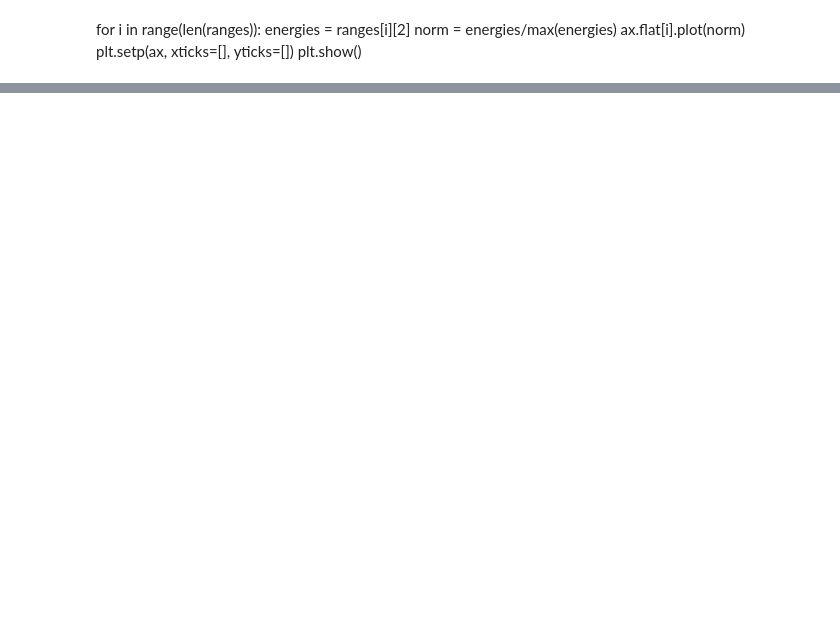
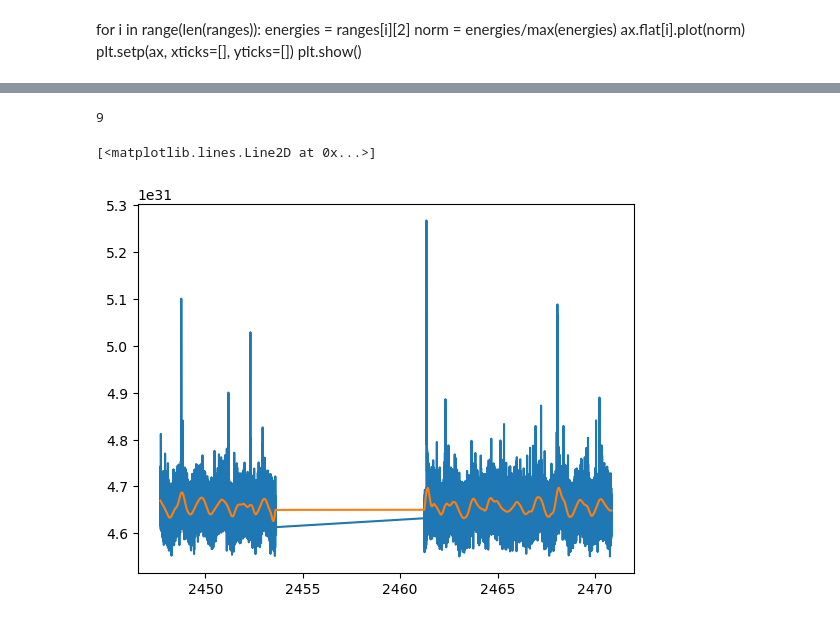
Before and after one commit to MillionConcepts/tess_swift_afpsc, a Jupyter notebook: QPPs/moonbow-main/moonbow/QPP_find.ipynb, the cells around one changed output, grey strips where cells are left out. Saved outputs shown, nothing was run; the diff lists cells and outputs as text; code cells hidden in the pictures; blank space fills up the shorter version.

```diff
--- a/QPPs/moonbow-main/moonbow/QPP_find.ipynb
+++ b/QPPs/moonbow-main/moonbow/QPP_find.ipynb
@@ -413,0 +410,10 @@ fwhm = (max(t_half)-min(t_half))*2
+# %%
+len(test_ranges[1][2])
+# %% [output]
+9
+# %%
+plt.plot(flaring_frame['Time'],flaring_frame['Energy'])
+plt.plot(q_frame['Time'],q_frame['Quiescent Energy'])
+# %% [output]
+[<matplotlib.lines.Line2D at 0x...>]
+[figure, added]
```
Also changed, not shown: parts of 29 cells of this notebook.
